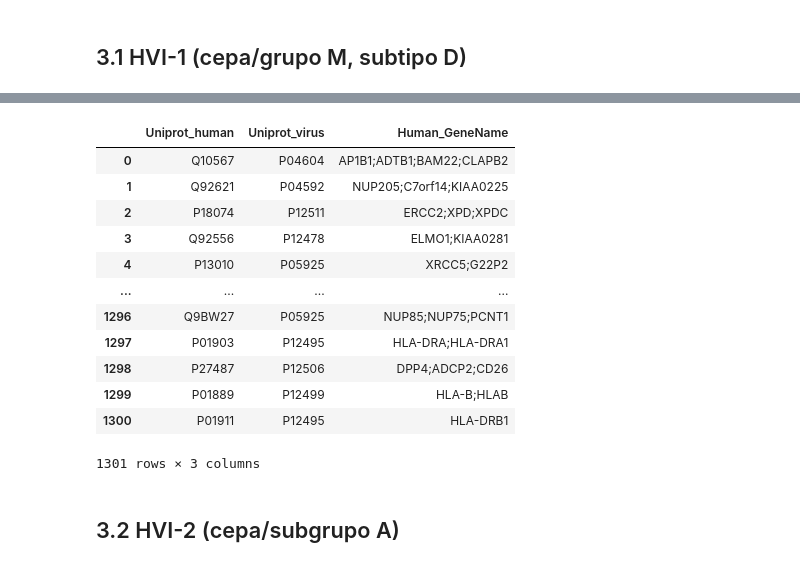
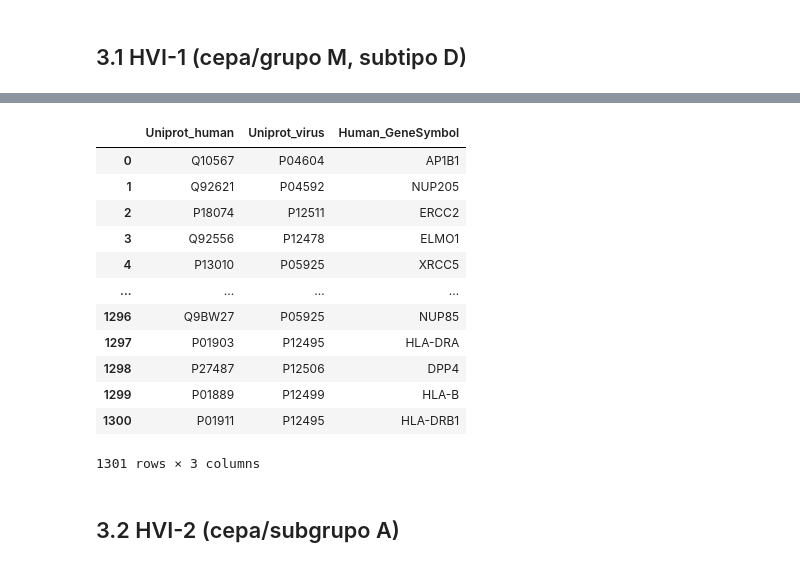
Before and after one commit to strawndri/ic-drug-repurposing, a Jupyter notebook: notebook.ipynb, the cells around one changed output, grey strips where cells are left out. Cells and saved outputs as stored; diff of their text form; code cells hidden in the pictures.

```diff
--- a/notebook.ipynb
+++ b/notebook.ipynb
@@ -122,6 +116,10 @@ def plot_histogram(lcc_random, lcc, title, label):
     plt.show()
 # %% [markdown]
 # 3 Tratamento e seleção de dados
+# %%
+ppi_human_virus = ppi_human_virus.rename(columns={"Human_GeneName" : "Human_GeneSymbol"})
+# %%
+ppi_human_virus['Human_GeneSymbol'] = ppi_human_virus['Human_GeneSymbol'].str.split(';').str[0]
 # %% [markdown]
 ## 3.1 HVI-1 (cepa/grupo M, subtipo D)
 # %%
@@ -130,20 +145,20 @@ ppi_hiv1MD = ppi_human_virus[selecao]
 # %%
 ppi_hiv1MD.reset_index(inplace=True)
-ppi_hiv1MD = ppi_hiv1MD[['Uniprot_human', 'Uniprot_virus', 'Human_GeneName']]
+ppi_hiv1MD = ppi_hiv1MD[['Uniprot_human', 'Uniprot_virus', 'Human_GeneSymbol']]
 
 ppi_hiv1MD
 # %% [output]
-|  | Uniprot_human | Uniprot_virus | Human_GeneName |
-| 0 | Q10567 | P04604 | AP1B1;ADTB1;BAM22;CLAPB2 |
-| 1 | Q92621 | P04592 | NUP205;C7orf14;KIAA0225 |
-| 2 | P18074 | P12511 | ERCC2;XPD;XPDC |
-| 3 | Q92556 | P12478 | ELMO1;KIAA0281 |
-| 4 | P13010 | P05925 | XRCC5;G22P2 |
+|  | Uniprot_human | Uniprot_virus | Human_GeneSymbol |
+| 0 | Q10567 | P04604 | AP1B1 |
+| 1 | Q92621 | P04592 | NUP205 |
+| 2 | P18074 | P12511 | ERCC2 |
+| 3 | Q92556 | P12478 | ELMO1 |
+| 4 | P13010 | P05925 | XRCC5 |
 | ... | ... | ... | ... |
-| 1296 | Q9BW27 | P05925 | NUP85;NUP75;PCNT1 |
-| 1297 | P01903 | P12495 | HLA-DRA;HLA-DRA1 |
-| 1298 | P27487 | P12506 | DPP4;ADCP2;CD26 |
-| 1299 | P01889 | P12499 | HLA-B;HLAB |
+| 1296 | Q9BW27 | P05925 | NUP85 |
+| 1297 | P01903 | P12495 | HLA-DRA |
+| 1298 | P27487 | P12506 | DPP4 |
+| 1299 | P01889 | P12499 | HLA-B |
 | 1300 | P01911 | P12495 | HLA-DRB1 |
 1301 rows × 3 columns
 # %% [markdown]
```
Also changed, not shown: parts of 23 cells of this notebook.
